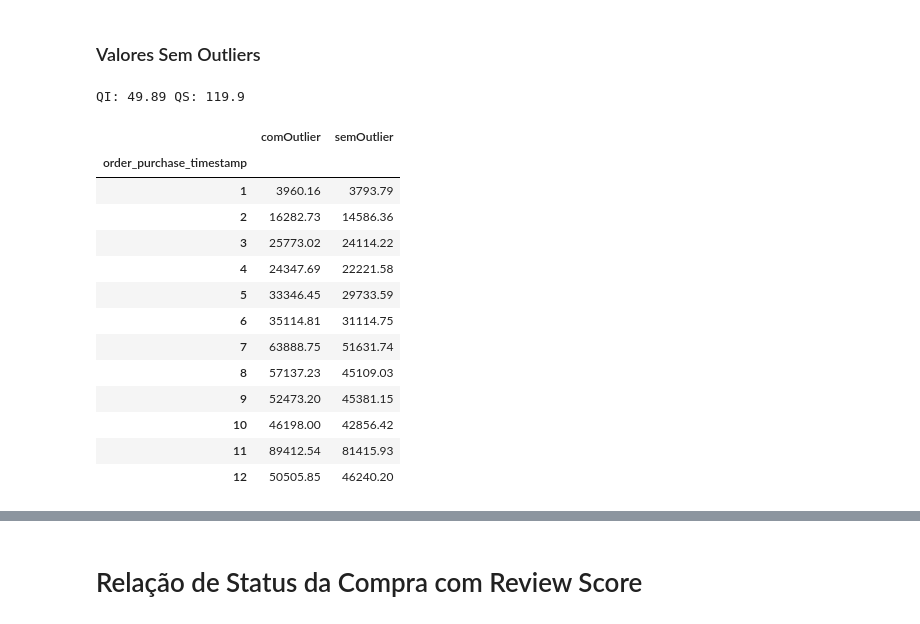
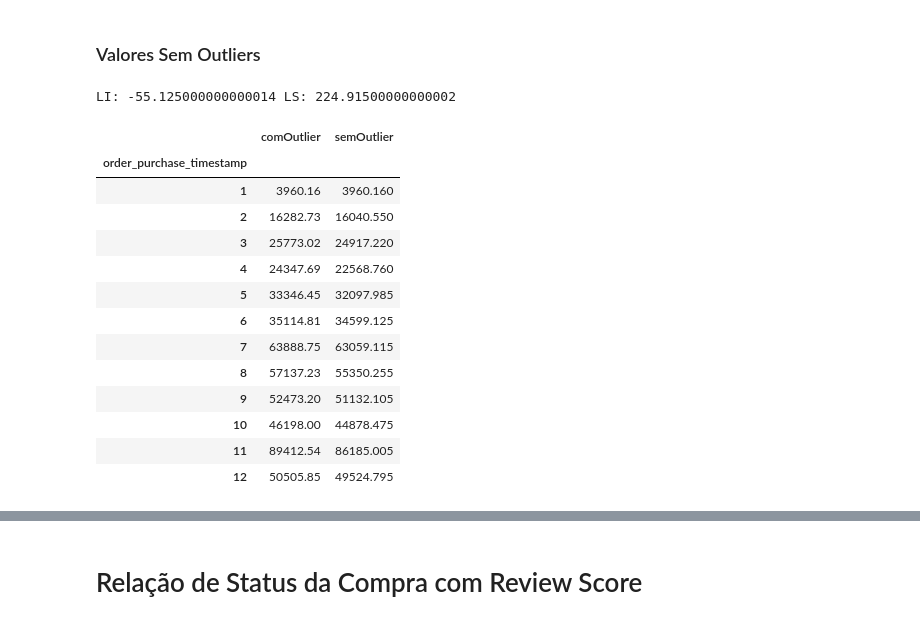
Before and after one commit to Crissky/brazilian-ecommerce, a Jupyter notebook: Notebooks/GERAL.ipynb, the cells around one changed output, grey strips where cells are left out. Cells and saved outputs as stored; diff of their text form; code cells hidden in the pictures.

```diff
--- a/Notebooks/GERAL.ipynb
+++ b/Notebooks/GERAL.ipynb
@@ -962,36 +962,39 @@ precos.rename(columns={'price': 'comOutlier'}, inplace=True)
 # %% [markdown]
 ### Valores Sem Outliers
 # %%
-quartInf = produtos_orderItens2['price'].quantile(.25)
-quartSup = produtos_orderItens2['price'].quantile(.75)
+primQuart = produtos_orderItens2['price'].quantile(.25)
+ultiQuart = produtos_orderItens2['price'].quantile(.75)
 
-print("QI:",quartInf, "QS:",quartSup)
+limInf = primQuart-(1.5*(ultiQuart-primQuart))
+limSup = ultiQuart+(1.5*(ultiQuart-primQuart))
+
+print("LI:",limInf, "LS:",limSup)
 #produtos_orderItens2['price'][produtos_orderItens2['price'] > quartSup]
 
 produtos_orderItens2['price'] = produtos_orderItens2['price'].apply(
-    lambda x: quartSup if x>quartSup else (quartInf if x<quartInf else x))
+    lambda x: limSup if x>limSup else (limInf if x<limInf else x))
 
 produtos_orderItens2 = produtos_orderItens2.groupby(produtos_orderItens2['order_purchase_timestamp'].dt.month).sum()
 
 precos['semOutlier'] = produtos_orderItens2['price']
 
 precos
 # %% [output]
-QI: 49.89 QS: 119.9
+LI: -55.125000000000014 LS: 224.91500000000002
 |  | comOutlier | semOutlier |
 | order_purchase_timestamp |  |  |
-| 1 | 3960.16 | 3793.79 |
-| 2 | 16282.73 | 14586.36 |
-| 3 | 25773.02 | 24114.22 |
-| 4 | 24347.69 | 22221.58 |
-| 5 | 33346.45 | 29733.59 |
-| 6 | 35114.81 | 31114.75 |
-| 7 | 63888.75 | 51631.74 |
-| 8 | 57137.23 | 45109.03 |
-| 9 | 52473.20 | 45381.15 |
-| 10 | 46198.00 | 42856.42 |
-| 11 | 89412.54 | 81415.93 |
-| 12 | 50505.85 | 46240.20 |
+| 1 | 3960.16 | 3960.160 |
+| 2 | 16282.73 | 16040.550 |
+| 3 | 25773.02 | 24917.220 |
+| 4 | 24347.69 | 22568.760 |
+| 5 | 33346.45 | 32097.985 |
+| 6 | 35114.81 | 34599.125 |
+| 7 | 63888.75 | 63059.115 |
+| 8 | 57137.23 | 55350.255 |
+| 9 | 52473.20 | 51132.105 |
+| 10 | 46198.00 | 44878.475 |
+| 11 | 89412.54 | 86185.005 |
+| 12 | 50505.85 | 49524.795 |
 # %%
 fig, ax = plt.subplots()
 #ax.set_title('Vendas de produtos de cama, mesa e banho em 2017 - (Com Outliers)')
```
Also changed, not shown: parts of 9 cells of this notebook, 1 other file.
